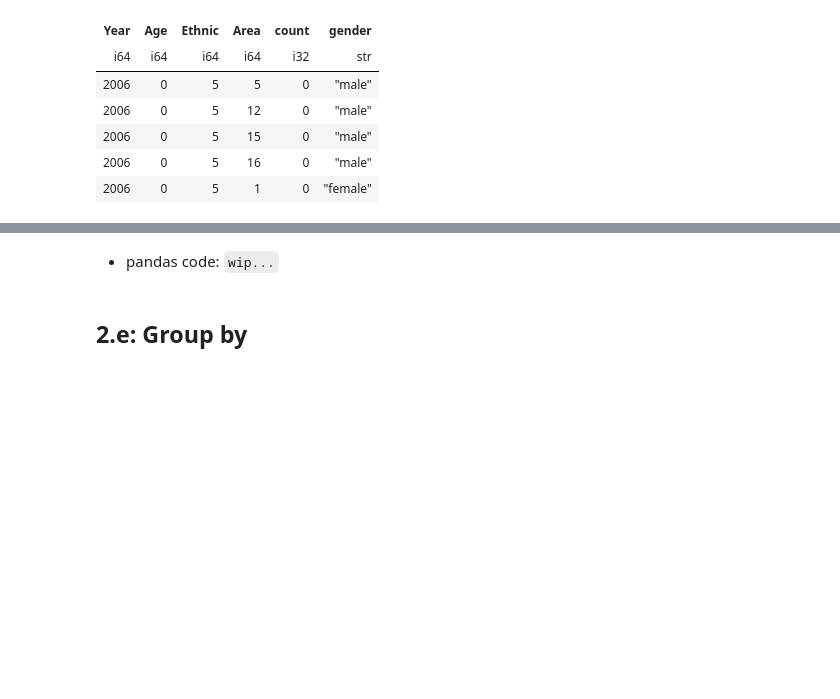
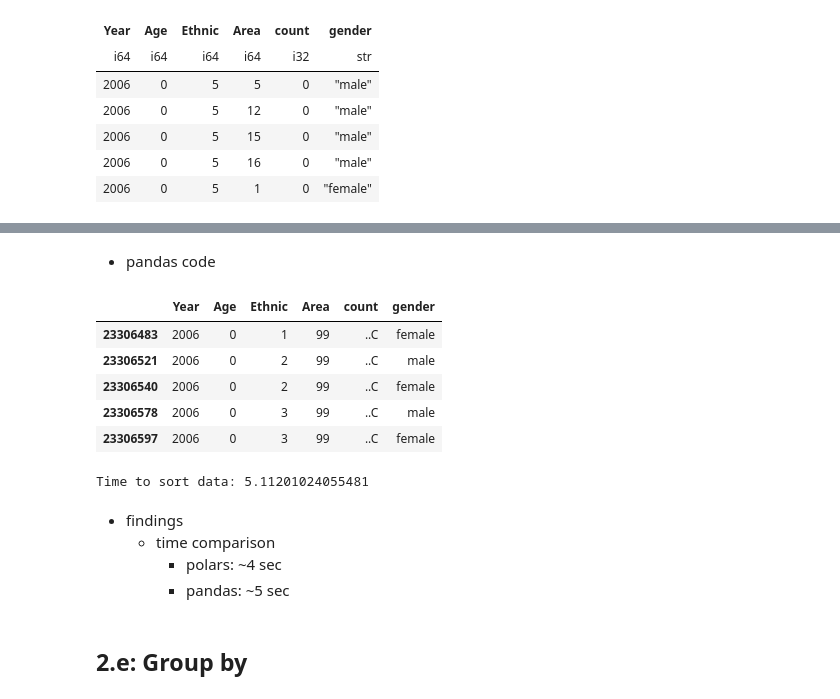
Before and after one commit to riju18/polars-vs-pandas-deepdive, a Jupyter notebook: polars_eda.ipynb, the cells around one changed output, grey strips where cells are left out. Drawn from its saved outputs; the diff is of its cells as text; code cells hidden in the pictures; blank space fills up the shorter version.

Commit message:
[Update] -  added pandas code to calculate time for sorting data

```diff
--- a/polars_eda.ipynb
+++ b/polars_eda.ipynb
@@ -362,2 +362,2 @@ Time to sort data: 4.108367204666138
 # %% [markdown]
-- pandas code: `wip...`
+- pandas code
@@ -364,3 +366,23 @@ Time to sort data: 4.108367204666138
+# %%
+df_derive_pd = df_derive_pd.sort_values(by=['Year', 'count'])
+df_derive_pd.head()
+# %% [output]
+|  | Year | Age | Ethnic | Area | count | gender |
+| 23306483 | 2006 | 0 | 1 | 99 | ..C | female |
+| 23306521 | 2006 | 0 | 2 | 99 | ..C | male |
+| 23306540 | 2006 | 0 | 2 | 99 | ..C | female |
+| 23306578 | 2006 | 0 | 3 | 99 | ..C | male |
+| 23306597 | 2006 | 0 | 3 | 99 | ..C | female |
+# %%
+execution_time_for_sorting_pd = time.time() - start_time_for_sorting_pd
+print(f"Time to sort data: {execution_time_for_sorting_pd}")
+# %% [output]
+Time to sort data: 5.11201024055481
+# %% [markdown]
+- findings
+    - time comparison
+        - polars: ~4 sec
+        - pandas: ~5 sec
 # %% [markdown]
 ## 2.e: Group by
 # %%
```
Also changed, not shown: parts of 15 cells of this notebook.
